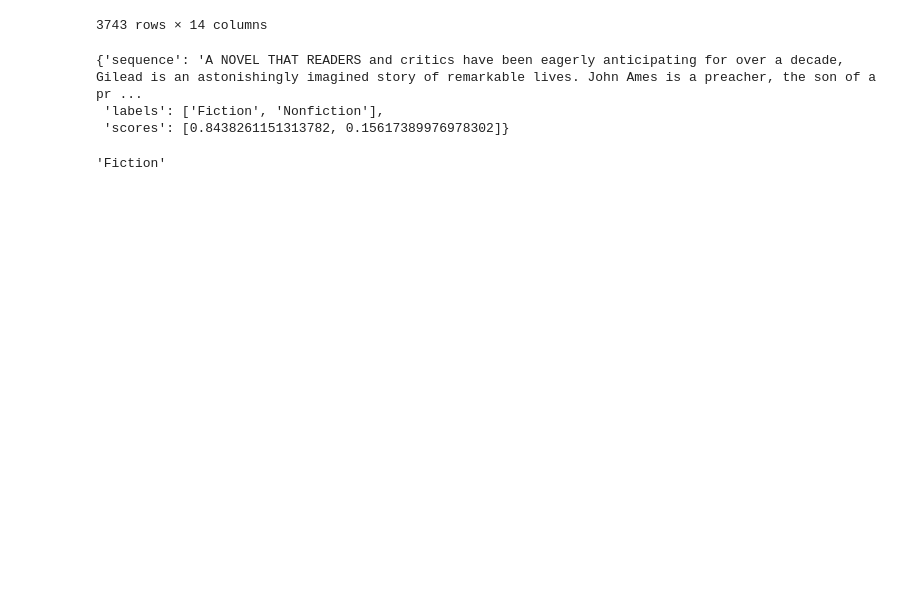
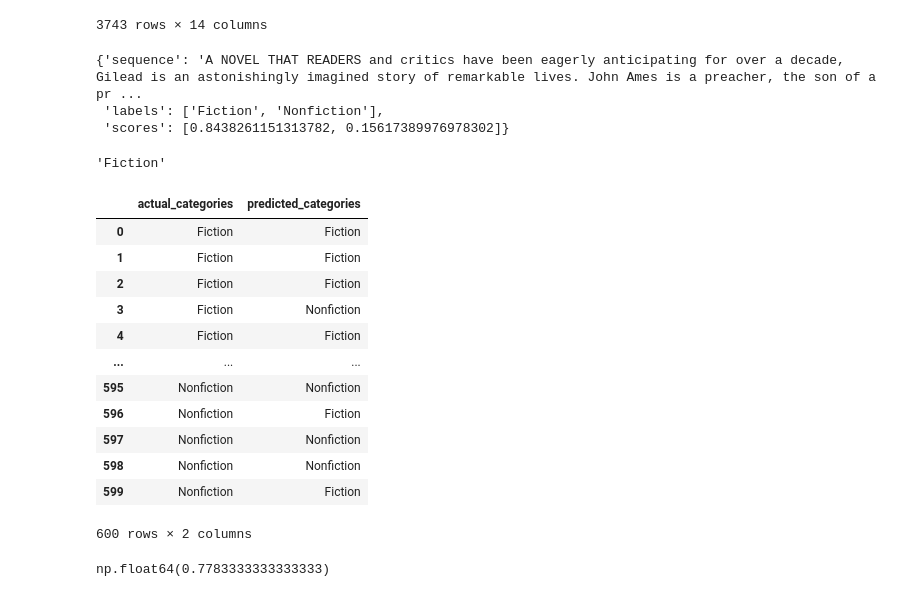
Before and after one commit to fatimaov/semantic-book-recommender, a Jupyter notebook: text-classification.ipynb, the cells around one changed output. Saved outputs shown, nothing was run; the diff lists cells and outputs as text; code cells hidden in the pictures; blank space fills up the shorter version.

Commit message:
feat(classification): add batch prediction evaluation

```diff
--- a/text-classification.ipynb
+++ b/text-classification.ipynb
@@ -159,3 +159,47 @@ max_label = pipe(sequence, fiction_categories)["labels"][max_index]
 max_label
 # %% [output]
 'Fiction'
+# %%
+# Classify one description and return its highest-scoring category.
+def generate_predictions(sequence, categories):
+    predictions = pipe(sequence, categories)
+    max_index = np.argmax(predictions["scores"])
+    max_label = predictions["labels"][max_index]
+    return max_label
+# %%
+# Collect model predictions for a sample of fiction books and record their known labels.
+from tqdm import tqdm
+
+actual_cats = []
+predicted_cats = []
+
+for i in tqdm(range(0, 300)):
+    sequence = books.loc[books["simple_categories"] == "Fiction", "description"].reset_index(drop=True)[i]
+    predicted_cats += [generate_predictions(sequence, fiction_categories)]
+    actual_cats += ["Fiction"]
+# %%
+# Collect model predictions for a sample of nonfiction books and record their known labels.
+for i in tqdm(range(0, 300)):
+    sequence = books.loc[books["simple_categories"] == "Nonfiction", "description"].reset_index(drop=True)[i]
+    predicted_cats += [generate_predictions(sequence, fiction_categories)]
+    actual_cats += ["Nonfiction"]
+# %%
+# Combine the known labels and predicted labels into an evaluation table.
+predictions_df = pd.DataFrame({"actual_categories": actual_cats, "predicted_categories": predicted_cats})
+# %%
+# Display the actual and predicted categories for the sampled books.
+predictions_df
+# %% [output]
+|  | actual_categories | predicted_categories |
+| 0 | Fiction | Fiction |
+| 1 | Fiction | Fiction |
+| 2 | Fiction | Fiction |
+| 3 | Fiction | Nonfiction |
+| 4 | Fiction | Fiction |
+| ... | ... | ... |
+| 595 | Nonfiction | Nonfiction |
+| 596 | Nonfiction | Fiction |
+| 597 | Nonfiction | Nonfiction |
+| 598 | Nonfiction | Nonfiction |
+| 599 | Nonfiction | Fiction |
+600 rows × 2 columns
@@ -161,0 +211,5 @@ max_label
+# %%
+# Calculate the share of sampled books classified correctly.
+predictions_df["correct_prediction"].sum() / len(predictions_df)
+# %% [output]
+np.float64(0.7783333333333333)
```
Also changed, not shown: parts of 1 cell of this notebook.
